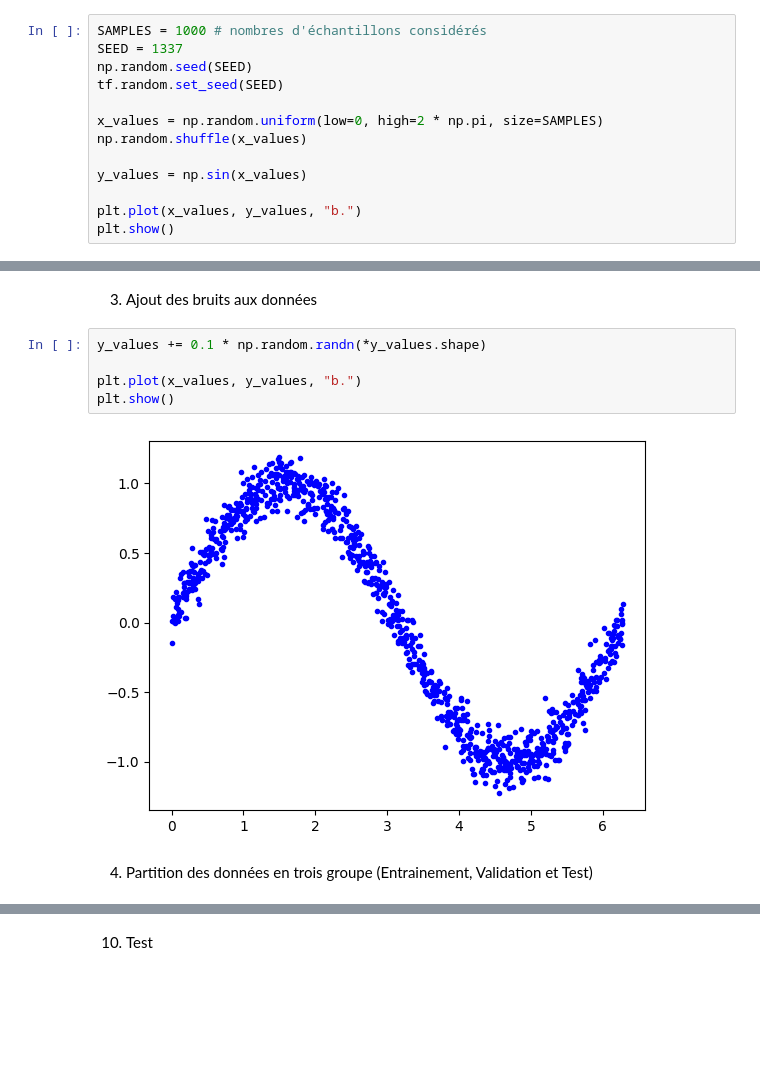
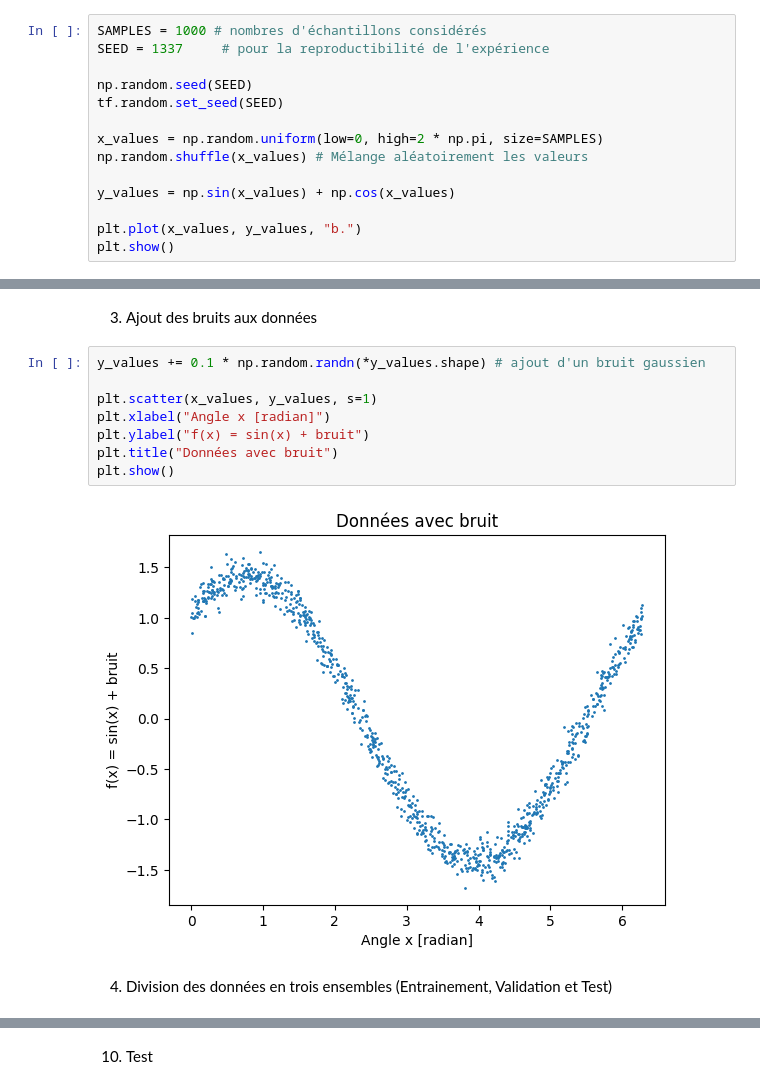
Before and after one commit to robohie/prog_python, a Jupyter notebook: deep_learning_cours.ipynb, the cells around one changed output, grey strips where cells are left out. Saved outputs shown, nothing was run; the diff lists cells and outputs as text; blank space fills up the shorter version.

```diff
--- a/deep_learning_cours.ipynb
+++ b/deep_learning_cours.ipynb
@@ -8,14 +8,15 @@ import matplotlib.pyplot as plt
 2. Génération des données
 # %%
 SAMPLES = 1000 # nombres d'échantillons considérés
-SEED = 1337
+SEED = 1337     # pour la reproductibilité de l'expérience
+
 np.random.seed(SEED)
 tf.random.set_seed(SEED)
 
 x_values = np.random.uniform(low=0, high=2 * np.pi, size=SAMPLES)
-np.random.shuffle(x_values)
+np.random.shuffle(x_values) # Mélange aléatoirement les valeurs
 
-y_values = np.sin(x_values)
+y_values = np.sin(x_values) + np.cos(x_values)
 
 plt.plot(x_values, y_values, "b.")
 plt.show()
@@ -24,14 +25,17 @@ plt.show()
 # %% [markdown]
 3. Ajout des bruits aux données
 # %%
-y_values += 0.1 * np.random.randn(*y_values.shape)
+y_values += 0.1 * np.random.randn(*y_values.shape) # ajout d'un bruit gaussien
 
-plt.plot(x_values, y_values, "b.")
+plt.scatter(x_values, y_values, s=1)
+plt.xlabel("Angle x [radian]")
+plt.ylabel("f(x) = sin(x) + bruit")
+plt.title("Données avec bruit")
 plt.show()
 # %% [output]
-[figure, old version]
+[figure, new version]
 # %% [markdown]
-4. Partition des données en trois groupe (Entrainement, Validation et Test)
+4. Division des données en trois ensembles (Entrainement, Validation et Test)
 # %%
 TRAIN_SPLIT = int(0.6 * SAMPLES)                # 60% des données
 TEST_SPLIT = int(0.2 * SAMPLES + TRAIN_SPLIT)   # 20% des données
```
Also changed, not shown: parts of 25 cells of this notebook, 8 other files.
